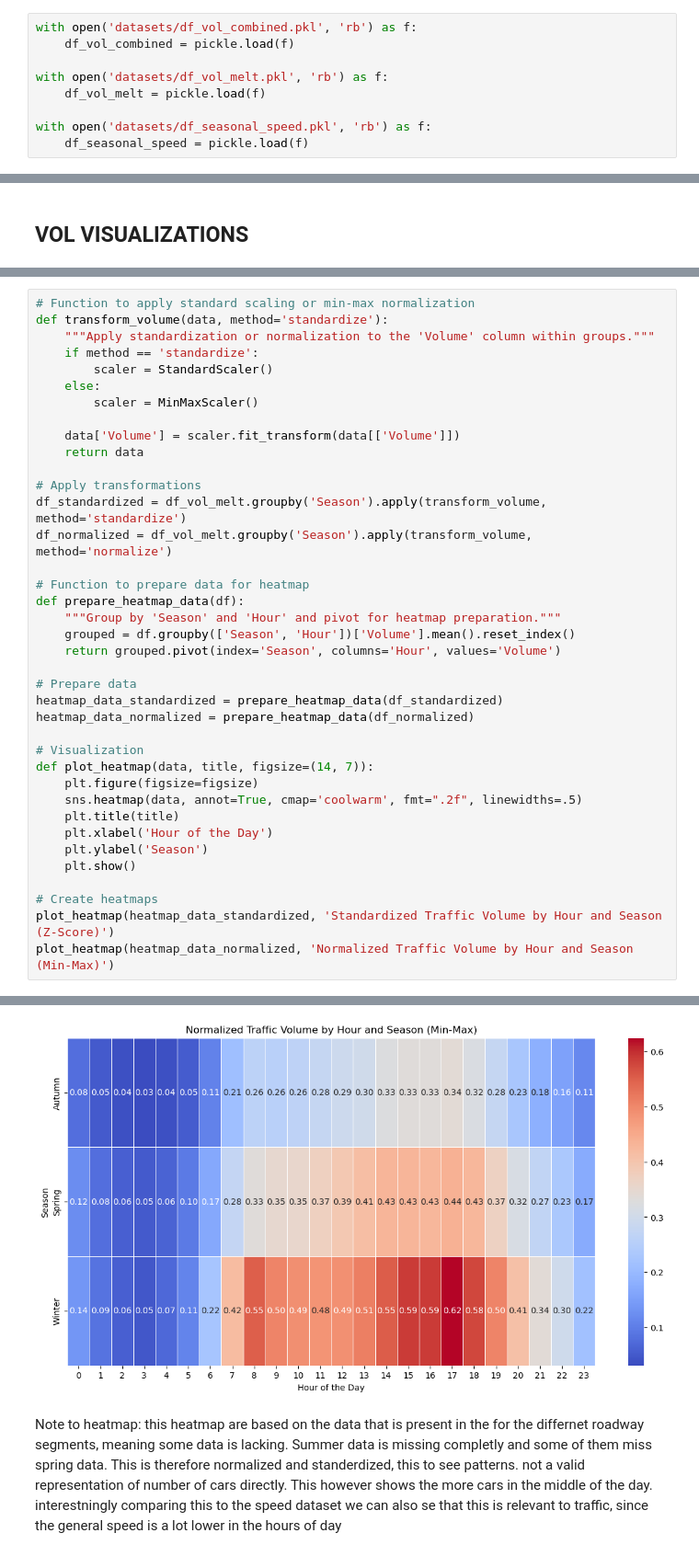
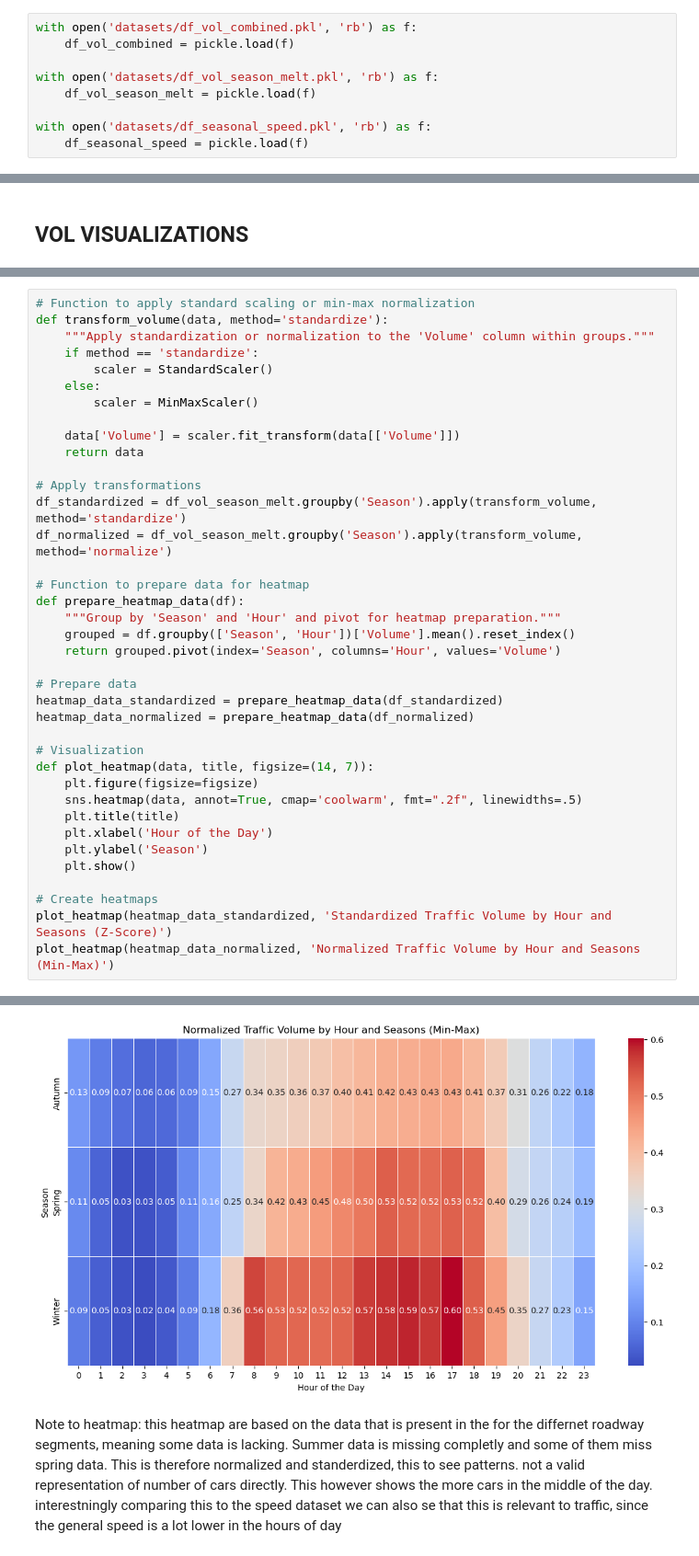
Before and after one commit to TerjeOtsa/Group3_Evolutionary-algorithms, a Jupyter notebook: Problem_1/data_exploration.ipynb, the cells around one changed output, grey strips where cells are left out. Shown at 92% size. Cells and saved outputs as stored; diff of their text form.

```diff
--- a/Problem_1/data_exploration.ipynb
+++ b/Problem_1/data_exploration.ipynb
@@ -12,8 +12,8 @@ import math
 with open('datasets/df_vol_combined.pkl', 'rb') as f:
     df_vol_combined = pickle.load(f)
 
-with open('datasets/df_vol_melt.pkl', 'rb') as f:
-    df_vol_melt = pickle.load(f)
+with open('datasets/df_vol_season_melt.pkl', 'rb') as f:
+    df_vol_season_melt = pickle.load(f)
 
 with open('datasets/df_seasonal_speed.pkl', 'rb') as f:
     df_seasonal_speed = pickle.load(f)
@@ -186,8 +186,8 @@ def transform_volume(data, method='standardize'):
     return data
 
 # Apply transformations
-df_standardized = df_vol_melt.groupby('Season').apply(transform_volume, method='standardize')
-df_normalized = df_vol_melt.groupby('Season').apply(transform_volume, method='normalize')
+df_standardized = df_vol_season_melt.groupby('Season').apply(transform_volume, method='standardize')
+df_normalized = df_vol_season_melt.groupby('Season').apply(transform_volume, method='normalize')
 
 # Function to prepare data for heatmap
 def prepare_heatmap_data(df):
@@ -209,6 +209,6 @@ def plot_heatmap(data, title, figsize=(14, 7)):
     plt.show()
 
 # Create heatmaps
-plot_heatmap(heatmap_data_standardized, 'Standardized Traffic Volume by Hour and Season (Z-Score)')
-plot_heatmap(heatmap_data_normalized, 'Normalized Traffic Volume by Hour and Season (Min-Max)')
+plot_heatmap(heatmap_data_standardized, 'Standardized Traffic Volume by Hour and Seasons (Z-Score)')
+plot_heatmap(heatmap_data_normalized, 'Normalized Traffic Volume by Hour and Seasons (Min-Max)')
 # %% [output]
@@ -216,4 +216,4 @@ plot_heatmap(heatmap_data_normalized, 'Normalized Traffic Volume by Hour and Sea
-[figure, old version]
+[figure, new version]
 # %% [markdown]
 Note to heatmap: this heatmap are based on the data that is present in the for the differnet roadway segments, meaning some data is lacking. Summer data is missing completly and some of them miss spring data. This is therefore normalized and standerdized, this to see patterns. not a valid representation of number of cars directly. This however shows the more cars in the middle of the day. interestningly comparing this to the speed dataset we can also se that this is relevant to traffic, since the general speed is a lot lower in the hours of day
 # %% [markdown]
```
Also changed, not shown: parts of 8 cells of this notebook, 10 other files.
